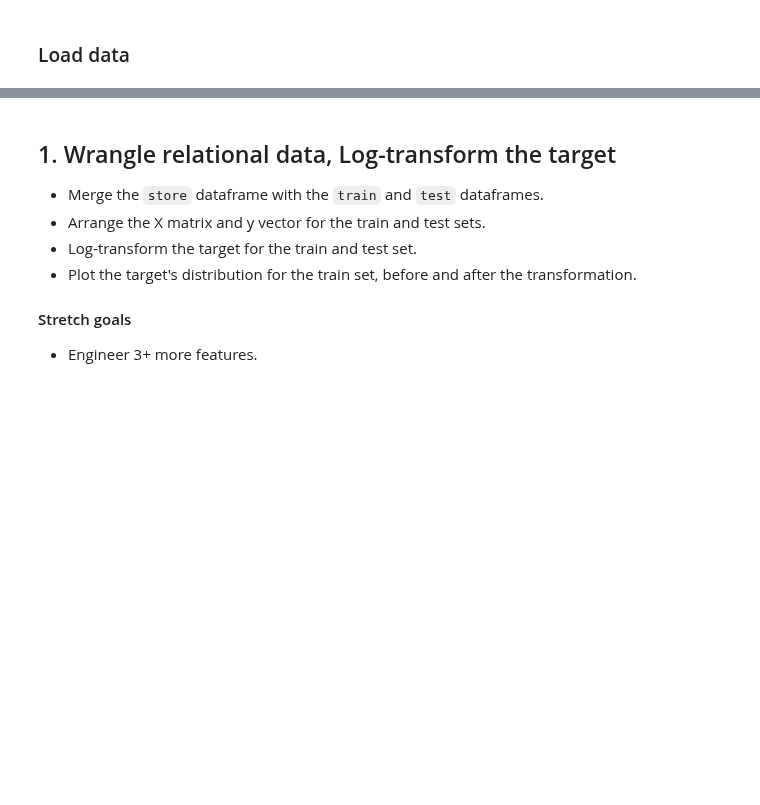
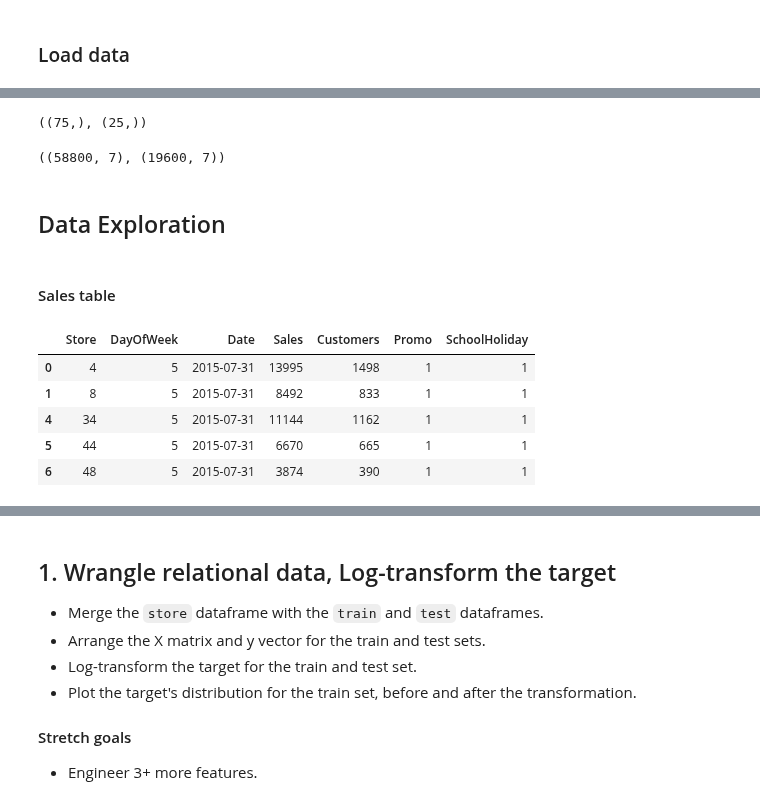
Before and after one commit to LambdaSchool/DEPRECATED-DS-Unit-2-Applied-Modeling, a Jupyter notebook: DS_Sprint_Challenge_8_Regression_2.ipynb, the cells around one changed output, grey strips where cells are left out. Drawn from its saved outputs; the diff is of its cells as text; code cells hidden in the pictures; blank space fills up the shorter version.

```diff
--- a/DS_Sprint_Challenge_8_Regression_2.ipynb
+++ b/DS_Sprint_Challenge_8_Regression_2.ipynb
@@ -57,0 +81,25 @@ assert store.shape == (200, 10)
+# %%
+train_stores.shape, val_stores.shape
+# %% [output]
+((75,), (25,))
+# %%
+train = trainval[trainval['Store'].isin(train_stores)]
+val = trainval[trainval['Store'].isin(val_stores)]
+
+train.shape, val.shape
+# %% [output]
+((58800, 7), (19600, 7))
+# %% [markdown]
+## Data Exploration
+# %% [markdown]
+#### Sales table
+# %%
+# Preview data.
+train.head()
+# %% [output]
+|  | Store | DayOfWeek | Date | Sales | Customers | Promo | SchoolHoliday |
+| 0 | 4 | 5 | 2015-07-31 | 13995 | 1498 | 1 | 1 |
+| 1 | 8 | 5 | 2015-07-31 | 8492 | 833 | 1 | 1 |
+| 4 | 34 | 5 | 2015-07-31 | 11144 | 1162 | 1 | 1 |
+| 5 | 44 | 5 | 2015-07-31 | 6670 | 665 | 1 | 1 |
+| 6 | 48 | 5 | 2015-07-31 | 3874 | 390 | 1 | 1 |
```
Also changed, not shown: parts of 20 cells of this notebook.
